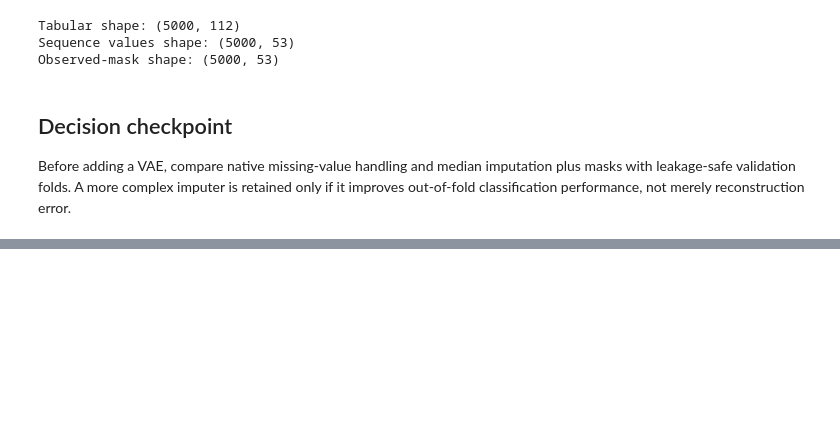
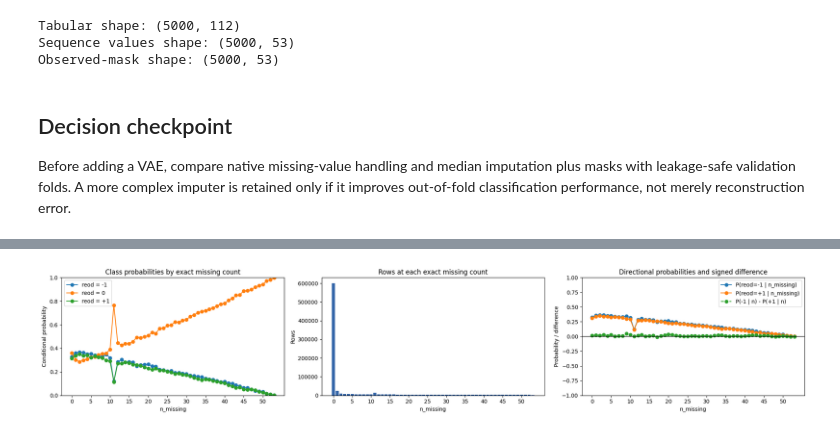
Before and after one commit to ADRIANVM117/data-science-portfolio, a Jupyter notebook: Prediction_of_daily_stock_end_of_day_movements_on_the_US_market/notebooks/01_data_audit.ipynb, the cells around one changed output, grey strips where cells are left out. Cells and saved outputs as stored; diff of their text form; code cells hidden in the pictures; blank space fills up the shorter version.

```diff
--- a/Prediction_of_daily_stock_end_of_day_movements_on_the_US_market/notebooks/01_data_audit.ipynb
+++ b/Prediction_of_daily_stock_end_of_day_movements_on_the_US_market/notebooks/01_data_audit.ipynb
@@ -336,0 +542,31 @@ Before adding a VAE, compare native missing-value handling and median imputation
+# %%
+# All plots retain the exact integer x-axis; empty levels remain visible as gaps or zero-height bars.
+fig, axes = plt.subplots(1, 3, figsize=(20, 4))
+
+probability_columns = {
+    'p_reod_-1_given_n_missing': 'reod = -1',
+    'p_reod_0_given_n_missing': 'reod = 0',
+    'p_reod_1_given_n_missing': 'reod = +1',
+}
+for column, label in probability_columns.items():
+    axes[0].plot(missing_count_exact_table.index, missing_count_exact_table[column], marker='o', label=label)
+axes[0].set(title='Class probabilities by exact missing count', xlabel='n_missing', ylabel='Conditional probability', ylim=(0, 1))
+axes[0].set_xticks(range(0, 54, 5))
+axes[0].legend()
+
+axes[1].bar(missing_count_exact_table.index, missing_count_exact_table['n_rows'], color='#3264a8')
+axes[1].set(title='Rows at each exact missing count', xlabel='n_missing', ylabel='Rows')
+axes[1].set_xticks(range(0, 54, 5))
+
+axes[2].plot(missing_count_exact_table.index, missing_count_exact_table['p_reod_-1_given_n_missing'], marker='o', label='P(reod=-1 | n_missing)')
+axes[2].plot(missing_count_exact_table.index, missing_count_exact_table['p_reod_1_given_n_missing'], marker='o', label='P(reod=+1 | n_missing)')
+axes[2].plot(missing_count_exact_table.index, missing_count_exact_table['p_minus_1_minus_p_plus_1'], marker='o', linestyle='--', label='P(-1 | n) - P(+1 | n)')
+axes[2].axhline(0, color='black', linewidth=1)
+axes[2].set(title='Directional probabilities and signed difference', xlabel='n_missing', ylabel='Probability / difference', ylim=(-1, 1))
+axes[2].set_xticks(range(0, 54, 5))
+axes[2].legend()
+
+plt.tight_layout()
+plt.show()
+# %% [output]
+[figure, added]
```
Also changed, not shown: parts of 25 cells of this notebook, 53 other files.
